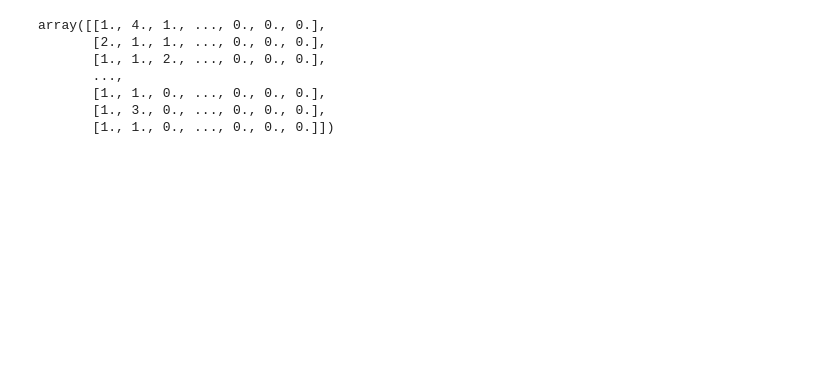
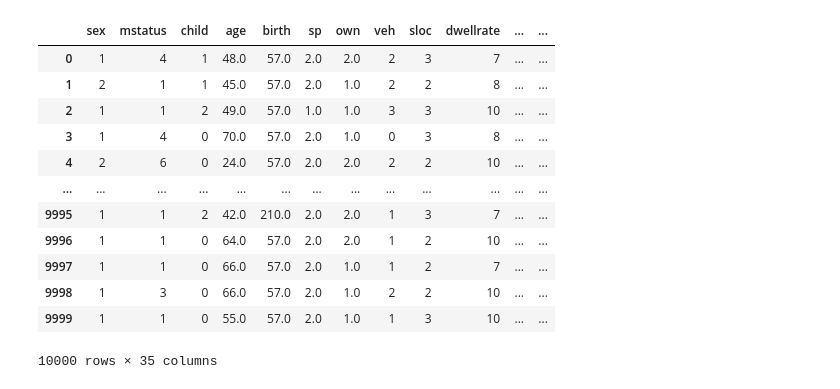
Before and after one commit to ThapaRahul/Superficial-Intelligence, a Jupyter notebook: ensemble_test.ipynb, the cells around one changed output. Cells and saved outputs as stored; diff of their text form; code cells hidden in the pictures; blank space fills up the shorter version.

```diff
--- a/ensemble_test.ipynb
+++ b/ensemble_test.ipynb
@@ -15 +24,17 @@ df = pd.read_pickle("cleanDataDraft1.pkl")
+# %%
+df
+# %% [output]
+|  | sex | mstatus | child | age | birth | sp | own | veh | sloc | dwellrate | ... | ... |
+| 0 | 1 | 4 | 1 | 48.0 | 57.0 | 2.0 | 2.0 | 2 | 3 | 7 | ... | ... |
+| 1 | 2 | 1 | 1 | 45.0 | 57.0 | 2.0 | 1.0 | 2 | 2 | 8 | ... | ... |
+| 2 | 1 | 1 | 2 | 49.0 | 57.0 | 1.0 | 1.0 | 3 | 3 | 10 | ... | ... |
+| 3 | 1 | 4 | 0 | 70.0 | 57.0 | 2.0 | 1.0 | 0 | 3 | 8 | ... | ... |
+| 4 | 2 | 6 | 0 | 24.0 | 57.0 | 2.0 | 2.0 | 2 | 2 | 10 | ... | ... |
+| ... | ... | ... | ... | ... | ... | ... | ... | ... | ... | ... | ... | ... |
+| 9995 | 1 | 1 | 2 | 42.0 | 210.0 | 2.0 | 2.0 | 1 | 3 | 7 | ... | ... |
+| 9996 | 1 | 1 | 0 | 64.0 | 57.0 | 2.0 | 2.0 | 1 | 2 | 10 | ... | ... |
+| 9997 | 1 | 1 | 0 | 66.0 | 57.0 | 2.0 | 1.0 | 1 | 2 | 7 | ... | ... |
+| 9998 | 1 | 3 | 0 | 66.0 | 57.0 | 2.0 | 1.0 | 2 | 2 | 10 | ... | ... |
+| 9999 | 1 | 1 | 0 | 55.0 | 57.0 | 2.0 | 1.0 | 1 | 3 | 10 | ... | ... |
+10000 rows × 35 columns
 # %%
@@ -17,14 +42,4 @@ imp = IterativeImputer(estimator=ExtraTreesRegressor(), missing_values=np.nan)
 x = df.drop('hiedinch', axis=1)
 y = df.hiedinch
 x = imp.fit_transform(x)
-# %%
-x
-# %% [output]
-array([[1., 4., 1., ..., 0., 0., 0.],
-       [2., 1., 1., ..., 0., 0., 0.],
-       [1., 1., 2., ..., 0., 0., 0.],
-       ...,
-       [1., 1., 0., ..., 0., 0., 0.],
-       [1., 3., 0., ..., 0., 0., 0.],
-       [1., 1., 0., ..., 0., 0., 0.]])
 # %%
```
Also changed, not shown: parts of 26 cells of this notebook.
